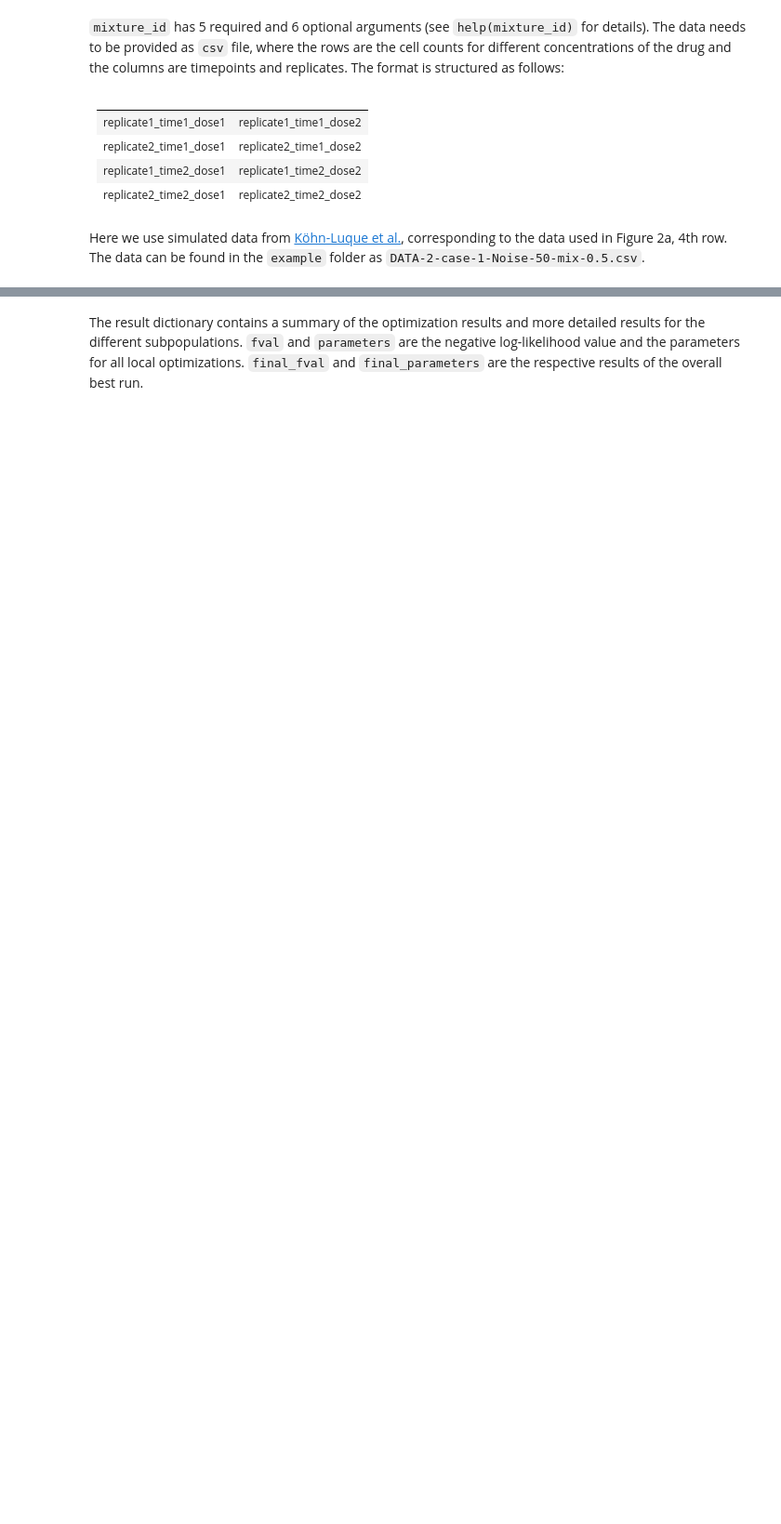
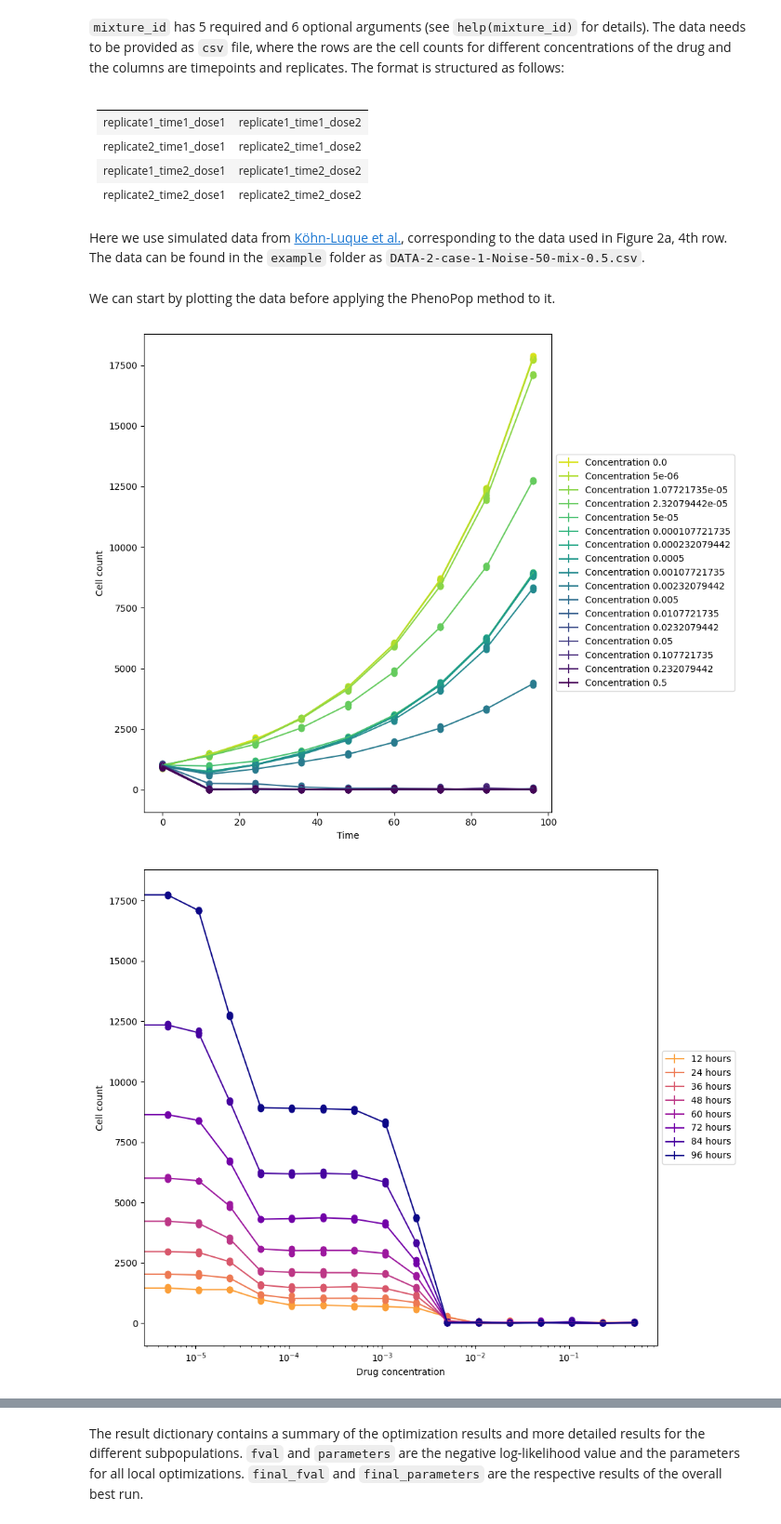
Before and after one commit to ocbe-uio/pyPhenoPop, a Jupyter notebook: examples/tutorial.ipynb, the cells around one changed output, grey strips where cells are left out. Shown at 93% size. Cells and saved outputs as stored; diff of their text form; code cells hidden in the pictures; blank space fills up the shorter version.

```diff
--- a/examples/tutorial.ipynb
+++ b/examples/tutorial.ipynb
@@ -17,3 +17,26 @@ from pyphenopop.mixpopid import mixture_id
 | replicate2_time2_dose1 | replicate2_time2_dose2 |
 # %% [markdown]
 Here we use simulated data from [Köhn-Luque et al.](https://www.biorxiv.org/content/10.1101/2022.01.17.476604v2), corresponding to the data used in Figure 2a, 4th row. The data can be found in the `example` folder as `DATA-2-case-1-Noise-50-mix-0.5.csv`.
+# %% [markdown]
+We can start by plotting the data before applying the PhenoPop method to it.
+# %%
+from pyphenopop.plotting import *
+
+# Specify data
+example_file = './DATA-2-case-1-Noise-50-mix-0.5.csv'
+
+num_replicates = 4
+
+timepoints = [0, 12, 24, 36, 48, 60, 72, 84, 96]
+
+concentrations = [0.00000000e+00, 5.00000000e-06, 1.07721735e-05, 2.32079442e-05,
+       5.00000000e-05, 1.07721735e-04, 2.32079442e-04, 5.00000000e-04,
+       1.07721735e-03, 2.32079442e-03, 5.00000000e-03, 1.07721735e-02,
+       2.32079442e-02, 5.00000000e-02, 1.07721735e-01, 2.32079442e-01,
+       5.00000000e-01]
+
+plot_in_time(example_file, num_replicates, timepoints, concentrations);
+plot_in_conc(example_file, num_replicates, timepoints, concentrations);
+# %% [output]
+[figure, added]
+[figure, added]
```
Also changed, not shown: parts of 8 cells of this notebook, 1 other file.
